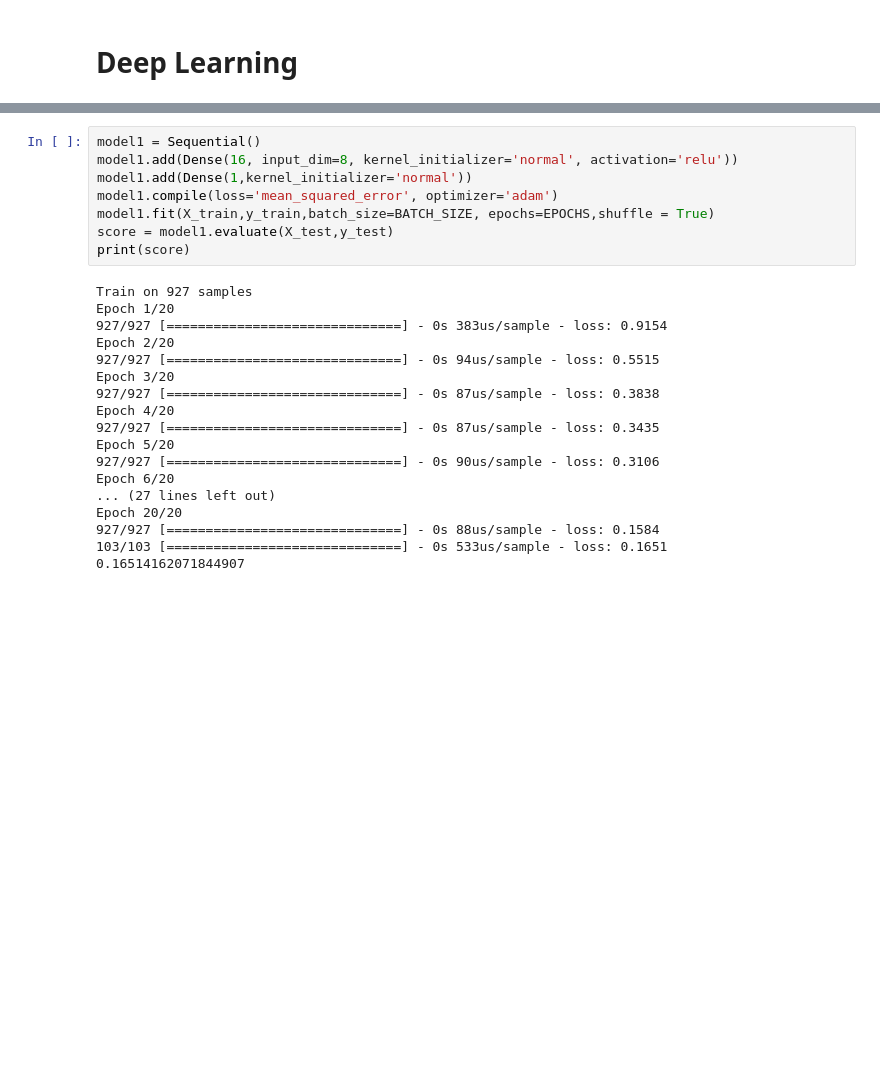
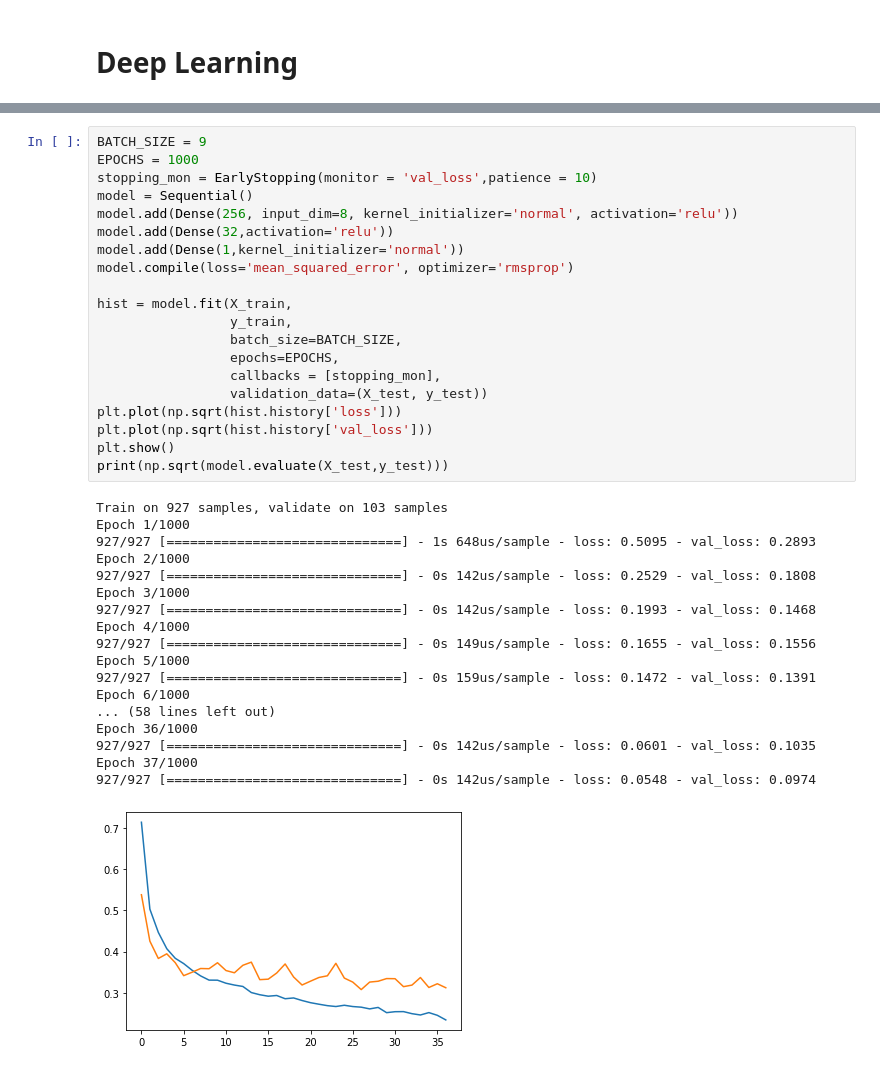
Before and after one commit to zackwwhite/UCI-Concrete-Compressive-Strength, a Jupyter notebook: UCI-Concrete-Compressive-Strength.ipynb, the cells around one changed output, grey strips where cells are left out. Saved outputs shown, nothing was run; the diff lists cells and outputs as text; blank space fills up the shorter version.

```diff
--- a/UCI-Concrete-Compressive-Strength.ipynb
+++ b/UCI-Concrete-Compressive-Strength.ipynb
@@ -262,26 +316,39 @@ BATCH_SIZE = 9
 # %%
-model1 = Sequential()
-model1.add(Dense(16, input_dim=8, kernel_initializer='normal', activation='relu'))
-model1.add(Dense(1,kernel_initializer='normal'))
-model1.compile(loss='mean_squared_error', optimizer='adam')
-model1.fit(X_train,y_train,batch_size=BATCH_SIZE, epochs=EPOCHS,shuffle = True)
-score = model1.evaluate(X_test,y_test)
-print(score)
+BATCH_SIZE = 9
+EPOCHS = 1000
+stopping_mon = EarlyStopping(monitor = 'val_loss',patience = 10)
+model = Sequential()
+model.add(Dense(256, input_dim=8, kernel_initializer='normal', activation='relu'))
+model.add(Dense(32,activation='relu'))
+model.add(Dense(1,kernel_initializer='normal'))
+model.compile(loss='mean_squared_error', optimizer='rmsprop')
+
+hist = model.fit(X_train,
+                 y_train,
+                 batch_size=BATCH_SIZE,
+                 epochs=EPOCHS,
+                 callbacks = [stopping_mon],
+                 validation_data=(X_test, y_test))
+plt.plot(np.sqrt(hist.history['loss']))
+plt.plot(np.sqrt(hist.history['val_loss']))
+plt.show()
+print(np.sqrt(model.evaluate(X_test,y_test)))
 # %% [output]
-Train on 927 samples
-Epoch 1/20
-927/927 [==============================] - 0s 383us/sample - loss: 0.9154
-Epoch 2/20
-927/927 [==============================] - 0s 94us/sample - loss: 0.5515
-Epoch 3/20
-927/927 [==============================] - 0s 87us/sample - loss: 0.3838
-Epoch 4/20
-927/927 [==============================] - 0s 87us/sample - loss: 0.3435
-Epoch 5/20
-927/927 [==============================] - 0s 90us/sample - loss: 0.3106
-Epoch 6/20
-... (27 lines left out)
-Epoch 20/20
-927/927 [==============================] - 0s 88us/sample - loss: 0.1584
-103/103 [==============================] - 0s 533us/sample - loss: 0.1651
-0.16514162071844907
+Train on 927 samples, validate on 103 samples
+Epoch 1/1000
+927/927 [==============================] - 1s 648us/sample - loss: 0.5095 - val_loss: 0.2893
+Epoch 2/1000
+927/927 [==============================] - 0s 142us/sample - loss: 0.2529 - val_loss: 0.1808
+Epoch 3/1000
+927/927 [==============================] - 0s 142us/sample - loss: 0.1993 - val_loss: 0.1468
+Epoch 4/1000
+927/927 [==============================] - 0s 149us/sample - loss: 0.1655 - val_loss: 0.1556
+Epoch 5/1000
+927/927 [==============================] - 0s 159us/sample - loss: 0.1472 - val_loss: 0.1391
+Epoch 6/1000
+... (58 lines left out)
+Epoch 36/1000
+927/927 [==============================] - 0s 142us/sample - loss: 0.0601 - val_loss: 0.1035
+Epoch 37/1000
+927/927 [==============================] - 0s 142us/sample - loss: 0.0548 - val_loss: 0.0974
+[figure, added]
```
Also changed, not shown: parts of 21 cells of this notebook.
